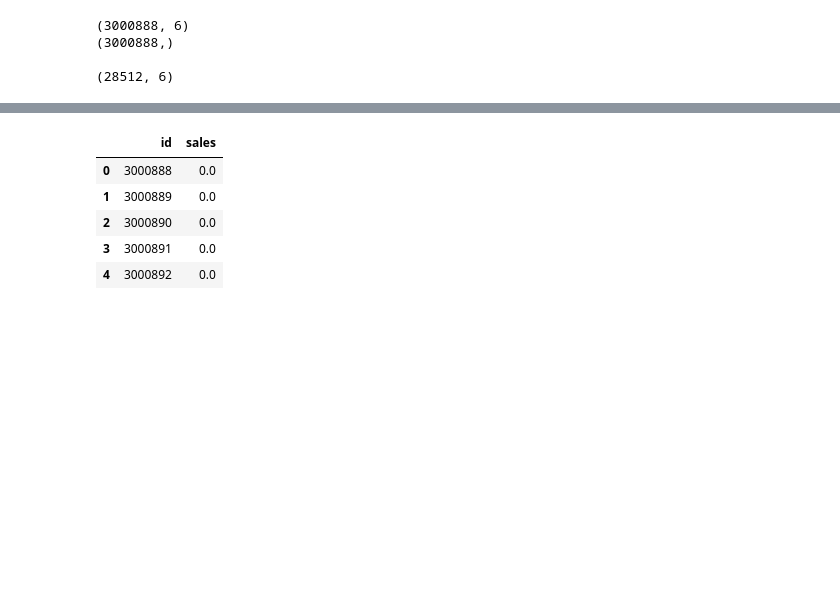
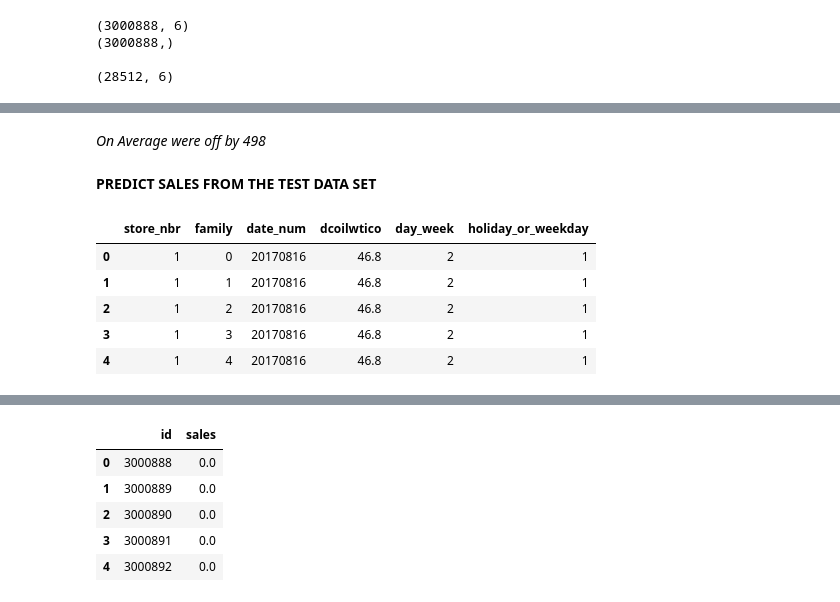
Before and after one commit to Guill3TR/Store-Sales---Kaggle, a Jupyter notebook: analysis.ipynb, the cells around one changed output, grey strips where cells are left out. Cells and saved outputs as stored; diff of their text form; code cells hidden in the pictures; blank space fills up the shorter version.

```diff
--- a/analysis.ipynb
+++ b/analysis.ipynb
@@ -377,0 +436,13 @@ y_pred = model.predict(test)
+# %% [markdown]
+*On Average were off by 498*
+# %% [markdown]
+**PREDICT SALES FROM THE TEST DATA SET**
+# %%
+test.head()
+# %% [output]
+|  | store_nbr | family | date_num | dcoilwtico | day_week | holiday_or_weekday |
+| 0 | 1 | 0 | 20170816 | 46.8 | 2 | 1 |
+| 1 | 1 | 1 | 20170816 | 46.8 | 2 | 1 |
+| 2 | 1 | 2 | 20170816 | 46.8 | 2 | 1 |
+| 3 | 1 | 3 | 20170816 | 46.8 | 2 | 1 |
+| 4 | 1 | 4 | 20170816 | 46.8 | 2 | 1 |
```
Also changed, not shown: parts of 17 cells of this notebook.
